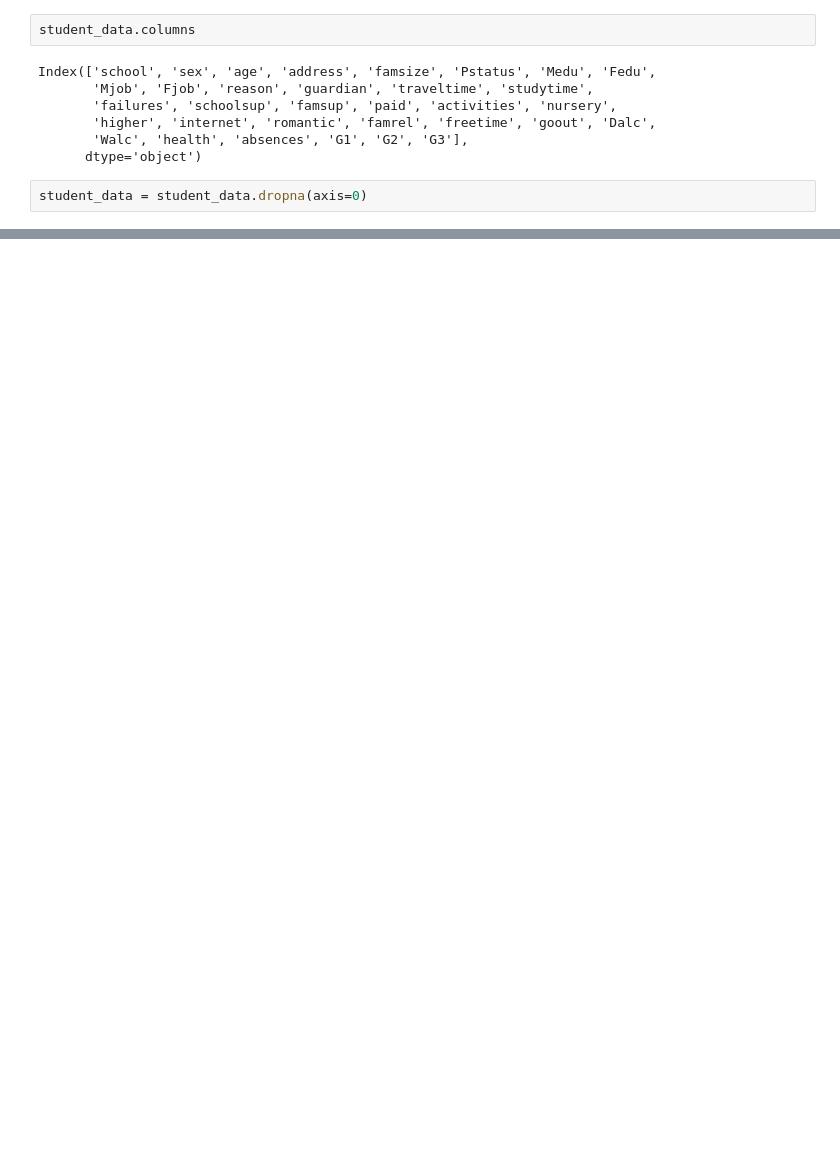
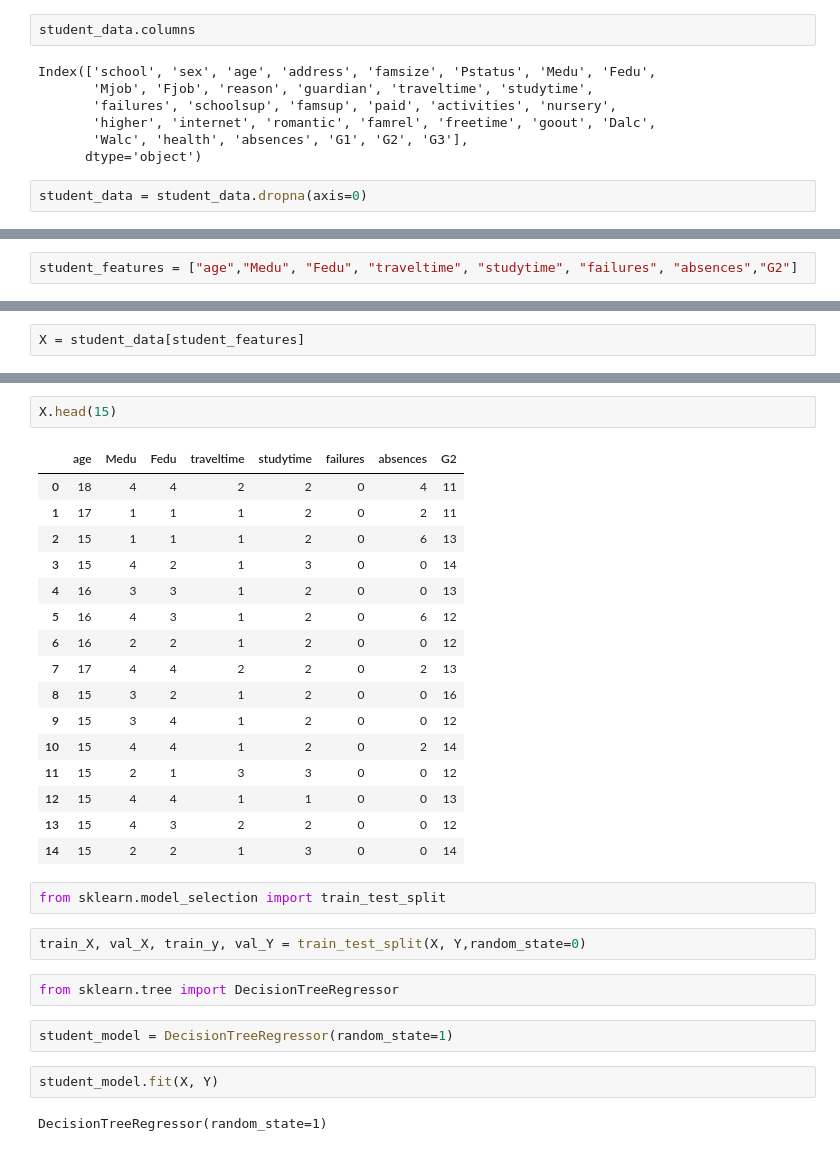
Before and after one commit to vaimltosin-AIML/student_performance_Model, a Jupyter notebook: Student_performance.ipynb, the cells around one changed output, grey strips where cells are left out. Cells and saved outputs as stored; diff of their text form; blank space fills up the shorter version.

```diff
--- a/Student_performance.ipynb
+++ b/Student_performance.ipynb
@@ -82,0 +86,2 @@ plt.show()
+# %%
+student_features = ["age","Medu", "Fedu", "traveltime", "studytime", "failures", "absences","G2"]
@@ -82,0 +99,2 @@ plt.show()
+# %%
+X = student_data[student_features]
@@ -82,0 +129,31 @@ plt.show()
+# %%
+X.head(15)
+# %% [output]
+|  | age | Medu | Fedu | traveltime | studytime | failures | absences | G2 |
+| 0 | 18 | 4 | 4 | 2 | 2 | 0 | 4 | 11 |
+| 1 | 17 | 1 | 1 | 1 | 2 | 0 | 2 | 11 |
+| 2 | 15 | 1 | 1 | 1 | 2 | 0 | 6 | 13 |
+| 3 | 15 | 4 | 2 | 1 | 3 | 0 | 0 | 14 |
+| 4 | 16 | 3 | 3 | 1 | 2 | 0 | 0 | 13 |
+| 5 | 16 | 4 | 3 | 1 | 2 | 0 | 6 | 12 |
+| 6 | 16 | 2 | 2 | 1 | 2 | 0 | 0 | 12 |
+| 7 | 17 | 4 | 4 | 2 | 2 | 0 | 2 | 13 |
+| 8 | 15 | 3 | 2 | 1 | 2 | 0 | 0 | 16 |
+| 9 | 15 | 3 | 4 | 1 | 2 | 0 | 0 | 12 |
+| 10 | 15 | 4 | 4 | 1 | 2 | 0 | 2 | 14 |
+| 11 | 15 | 2 | 1 | 3 | 3 | 0 | 0 | 12 |
+| 12 | 15 | 4 | 4 | 1 | 1 | 0 | 0 | 13 |
+| 13 | 15 | 4 | 3 | 2 | 2 | 0 | 0 | 12 |
+| 14 | 15 | 2 | 2 | 1 | 3 | 0 | 0 | 14 |
+# %%
+from sklearn.model_selection import train_test_split
+# %%
+train_X, val_X, train_y, val_Y = train_test_split(X, Y,random_state=0)
+# %%
+from sklearn.tree import DecisionTreeRegressor
+# %%
+student_model = DecisionTreeRegressor(random_state=1)
+# %%
+student_model.fit(X, Y)
+# %% [output]
+DecisionTreeRegressor(random_state=1)
```
Also changed, not shown: parts of 23 cells of this notebook.
